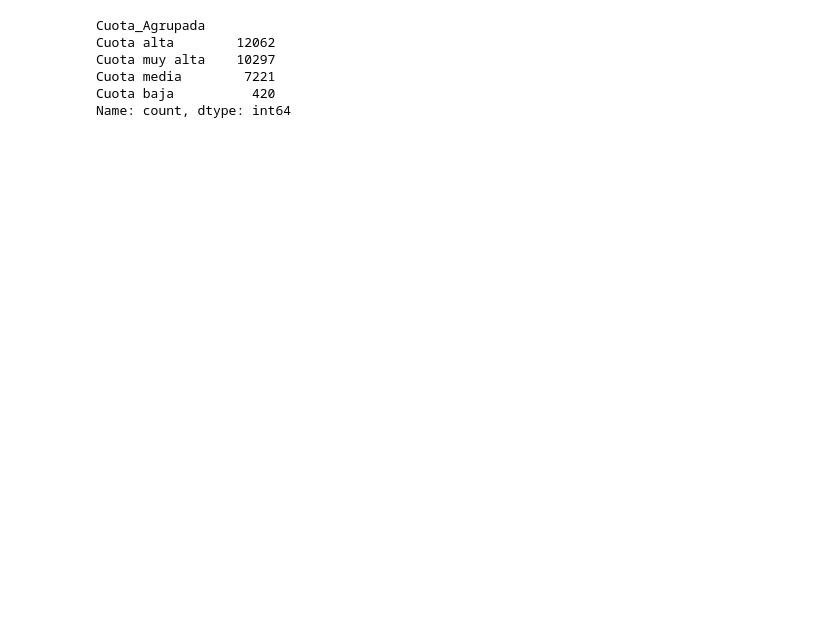
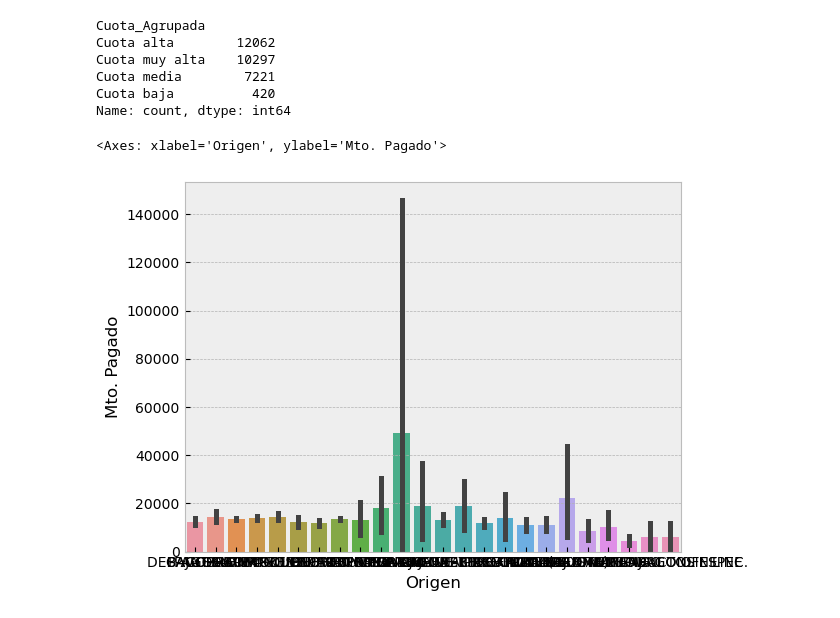
Before and after one commit to NicoPedrosa/data-science-61660, a Jupyter notebook: 1ER PREENTREGA/tabla-cobros.ipynb, the cells around one changed output. Drawn from its saved outputs; the diff is of its cells as text; code cells hidden in the pictures; blank space fills up the shorter version.

```diff
--- a/1ER PREENTREGA/tabla-cobros.ipynb
+++ b/1ER PREENTREGA/tabla-cobros.ipynb
@@ -220,3 +224,21 @@ Cuota muy alta    10297
 Cuota media        7221
 Cuota baja          420
 Name: count, dtype: int64
+# %%
+# Siguiendo los pasos
+# 1) Importar librerias
+import seaborn as sns
+import numpy as np
+import matplotlib.pyplot as plt
+
+# 2) Crear objeto de figura
+plt.figure()
+
+# 3) Dibujar
+# BARPLOT
+sns.barplot(data = df,
+           x = 'Origen',
+           y = 'Mto. Pagado')
+# %% [output]
+<Axes: xlabel='Origen', ylabel='Mto. Pagado'>
+[figure, added]
```
Also changed, not shown: parts of 6 cells of this notebook.
